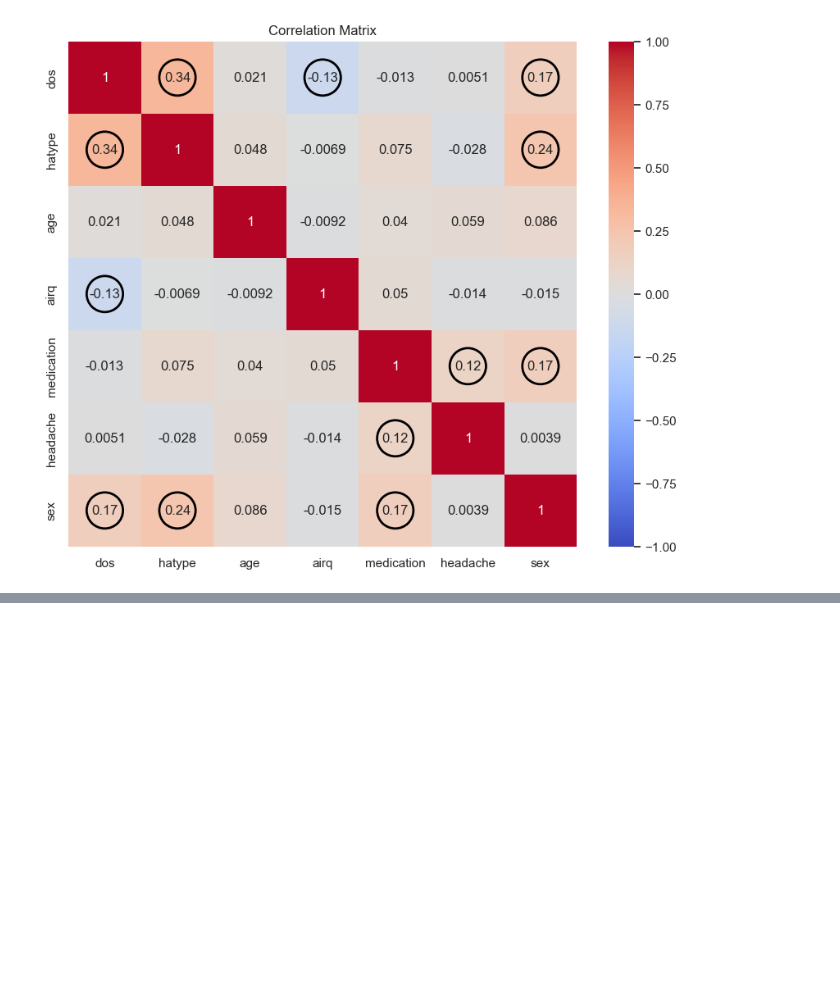
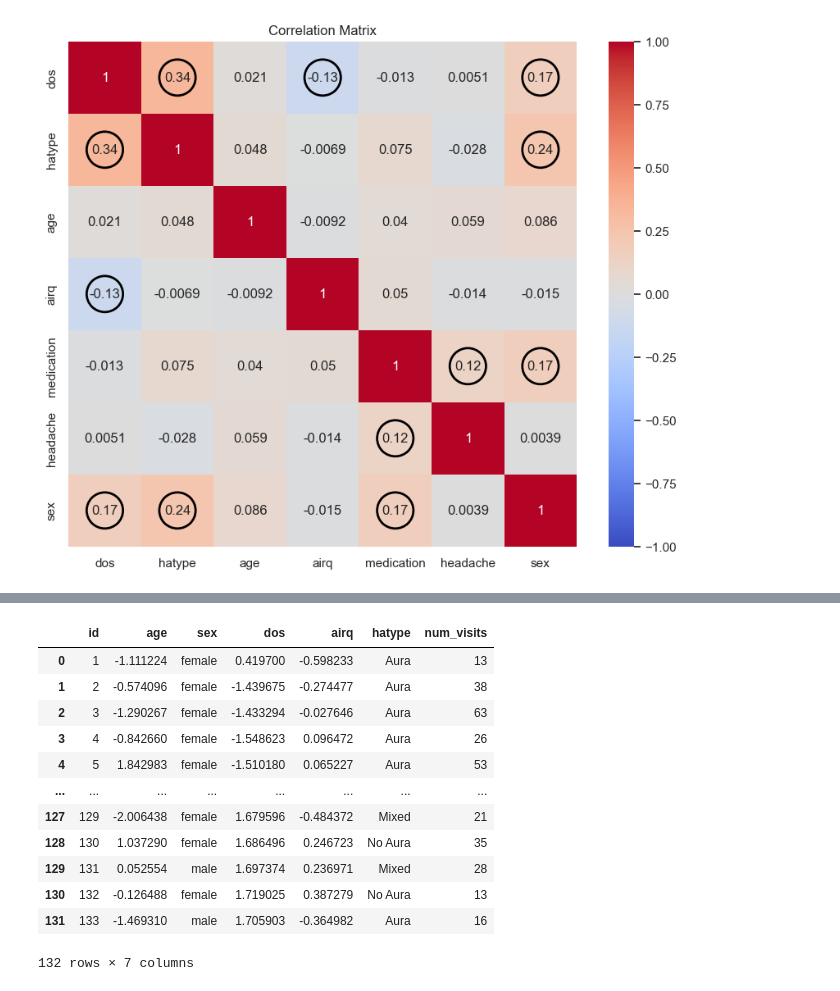
Before and after one commit to RPChinhara/alcohol_abuse_employment, a Jupyter notebook: EDA.ipynb, the cells around one changed output, grey strips where cells are left out. Cells and saved outputs as stored; diff of their text form; code cells hidden in the pictures; blank space fills up the shorter version.

```diff
--- a/EDA.ipynb
+++ b/EDA.ipynb
@@ -246,0 +295,25 @@ plt.show()
+# %%
+scaler = StandardScaler()
+migraine_df[['age', 'dos', 'airq']] = scaler.fit_transform(migraine_df[['age', 'dos', 'airq']])
+
+# Ensure dependent variable is numeric
+migraine_df['headache_ord'] = migraine_df['headache'].astype('category').cat.codes
+y = migraine_df['headache_ord'].astype(int)
+
+migraine_df['headache_lag1'] = migraine_df.groupby('id')['headache_ord'].shift(1)
+migraine_df = migraine_df.dropna()
+
+# Encode categorical predictors as dummies and ensure numeric
+X = pd.get_dummies(migraine_df[['age','dos','airq','sex']], drop_first=True)
+X['headache_lag1'] = migraine_df['headache_lag1'].astype(int)
+X = X.astype(float)  # Force numeric type
+
+# Drop any rows with NaNs (OrderedModel cannot handle them)
+Xy = pd.concat([X, y], axis=1).dropna()
+X_clean = Xy[X.columns]
+y_clean = Xy['headache_ord']
+
+# Fit Ordered Logit
+model = OrderedModel(y_clean, X_clean, distr='logit')
+res = model.fit(method='bfgs')
+print(res.summary())
@@ -246,0 +338,33 @@ plt.show()
+# %%
+# If each row = a visit
+num_visits_per_patient = migraine_df.groupby('id').size().reset_index(name='num_visits')
+
+# OR if num_visits is already a column, sum it
+# num_visits_per_patient = migraine_df.groupby('id', as_index=False)['num_visits'].sum()
+# Take patient-level covariates (e.g., age, sex, average dosage, avg air quality)
+patient_covars = migraine_df.groupby('id').agg({
+    'age': 'first',           # or 'mean' if it changes over time
+    'sex': 'first',
+    'dos': 'mean',            # average dose per patient
+    'airq': 'mean',           # average air quality per patient
+    'hatype': most_frequent   # most frequent headache type per patient
+}).reset_index()
+
+# Merge with counts
+patient_data = pd.merge(patient_covars, num_visits_per_patient, on='id')
+# %%
+patient_data
+# %% [output]
+|  | id | age | sex | dos | airq | hatype | num_visits |
+| 0 | 1 | -1.111224 | female | 0.419700 | -0.598233 | Aura | 13 |
+| 1 | 2 | -0.574096 | female | -1.439675 | -0.274477 | Aura | 38 |
+| 2 | 3 | -1.290267 | female | -1.433294 | -0.027646 | Aura | 63 |
+| 3 | 4 | -0.842660 | female | -1.548623 | 0.096472 | Aura | 26 |
+| 4 | 5 | 1.842983 | female | -1.510180 | 0.065227 | Aura | 53 |
+| ... | ... | ... | ... | ... | ... | ... | ... |
+| 127 | 129 | -2.006438 | female | 1.679596 | -0.484372 | Mixed | 21 |
+| 128 | 130 | 1.037290 | female | 1.686496 | 0.246723 | No Aura | 35 |
+| 129 | 131 | 0.052554 | male | 1.697374 | 0.236971 | Mixed | 28 |
+| 130 | 132 | -0.126488 | female | 1.719025 | 0.387279 | No Aura | 13 |
+| 131 | 133 | -1.469310 | male | 1.705903 | -0.364982 | Aura | 16 |
+132 rows × 7 columns
```
Also changed, not shown: parts of 8 cells of this notebook.
